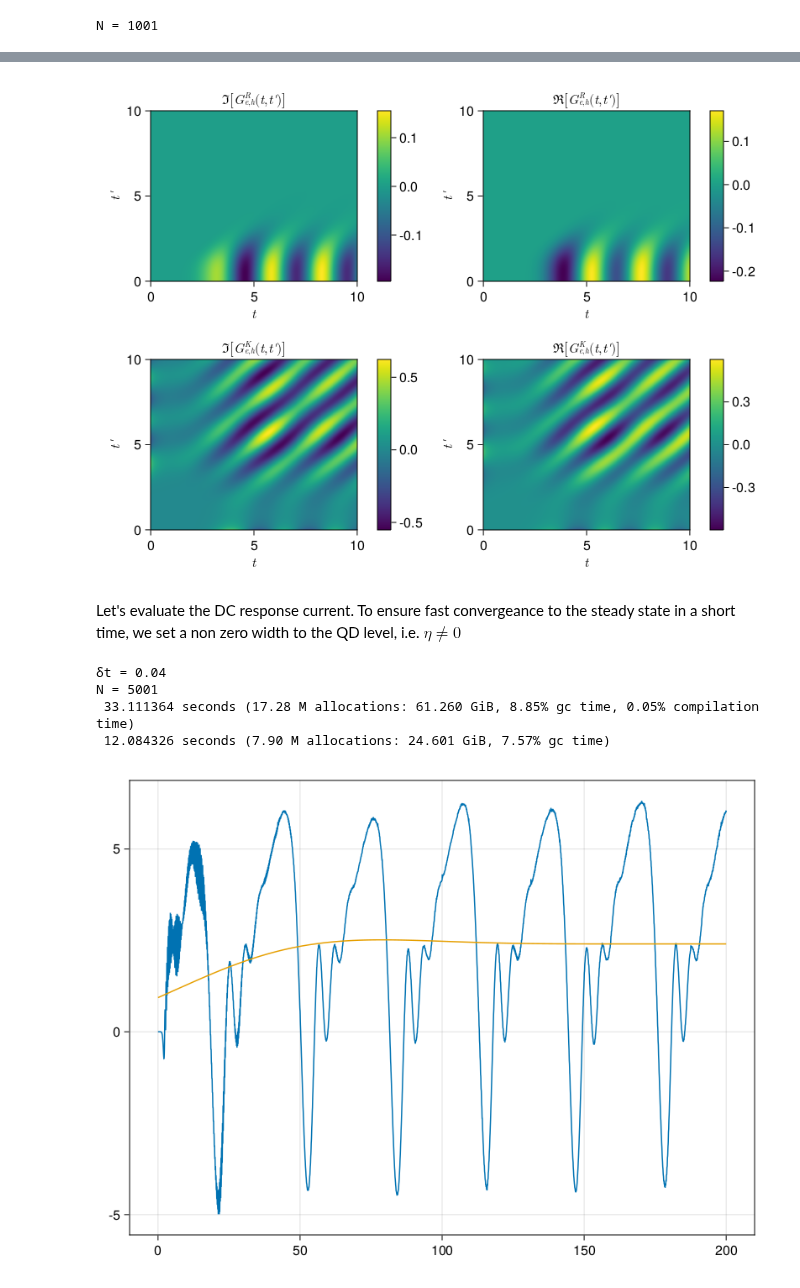
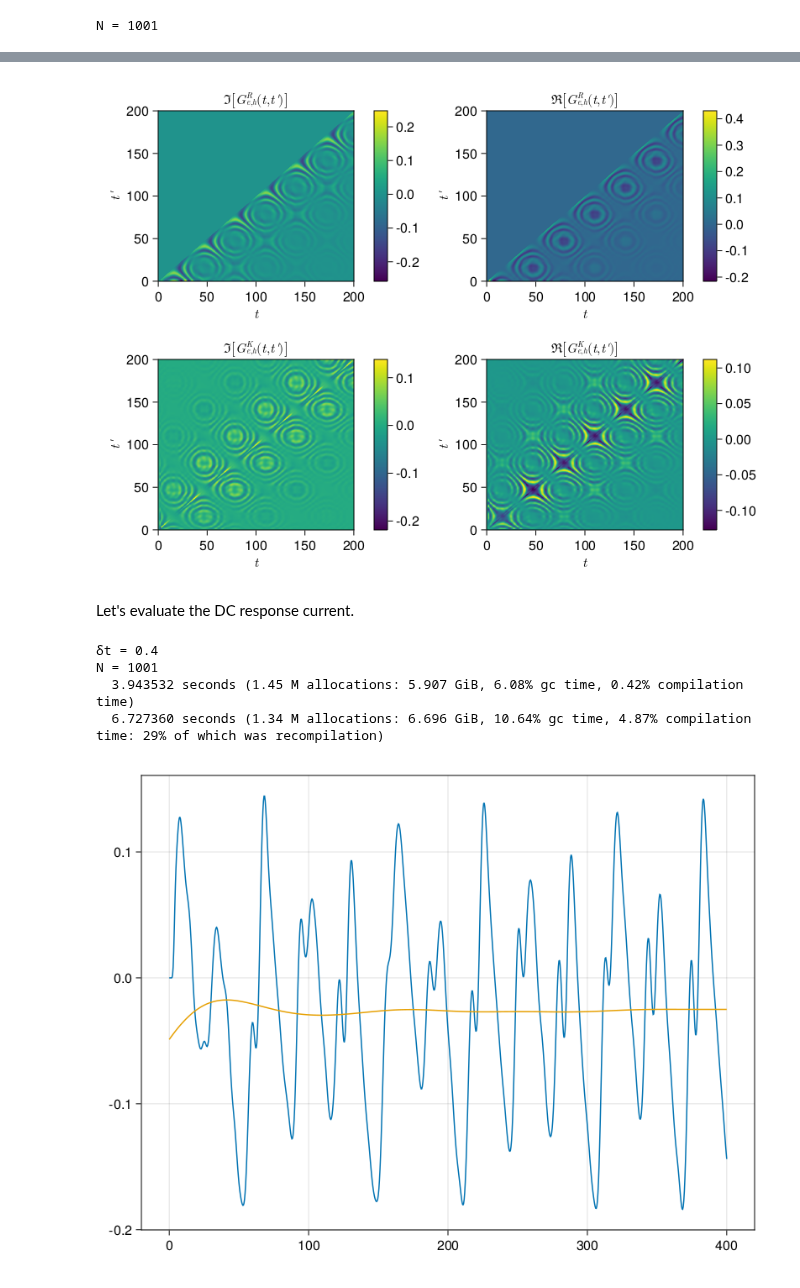
Before and after one commit to BaptisteLamic/NonEquilibriumGreenFunction.jl, a Jupyter notebook: examples/SQDS_junction.ipynb, the cells around one changed output, grey strips where cells are left out. Drawn from its saved outputs; the diff is of its cells as text; code cells hidden in the pictures.

```diff
--- a/examples/SQDS_junction.ipynb
+++ b/examples/SQDS_junction.ipynb
@@ -217,7 +214,9 @@ end
 # %% [output]
 Main.Junction
 # %%
-p = Junction.Parameters(δt=0.01, T=10, ϕl=t -> 0, ϕr=t -> pi, Δ = 1, Γl=1, Γr=1, β=1000,η = 0.01);
+V = 0.2
+Γ = 5
+p = Junction.Parameters(δt=0.2, T=200, ϕl=t -> 0,  ϕr=t -> V*t, Δ = 1, Γl=Γ, Γr=Γ, β=100,η = 0);
 println("N = $(Junction.axis(p)|> length)")
 results = Junction.simulate_junction(p)
 Junction.compute_average_current(results);
@@ -292,26 +291,27 @@ if length(Junction.axis(p)) < 2001
     plot_results_maps_electron(results)
 end
 # %% [output]
-[figure, old version]
+[figure, new version]
-# %% [markdown]
-Let's evaluate the DC response current. To ensure fast convergeance to the steady state in a short time, we set a non zero width to the QD level, i.e. $\eta \neq 0$
+# %% [markdown]
+Let's evaluate the DC response current.
 # %%
 V = 0.2
-Γ = 5
-δt = 0.04
+Γ = 0.5
+δt = 0.4
 @show δt
-p = Junction.Parameters(δt=δt, T = 200, ϕl=t -> 0, ϕr=t -> V*t, Δ = 1, Γl=Γ, Γr=0.7*Γ, β=1000,η = 1/10 );
+p = Junction.Parameters(δt=δt, T = 400, ϕl=t -> 0, ϕr=t -> V*t, Δ = 1, Γl=Γ, Γr=Γ, β=100,η = 0 );
 println("N = $(Junction.axis(p)|> length)")
 @time results = Junction.simulate_junction(p)
 @time Idc = Junction.compute_average_current(results)
 using DSP
+#We extract the low frequency component.
 zpk = digitalfilter(Lowpass(0.05/2pi,fs = 1/p.δt), Butterworth(5))
 f = lines(Junction.axis(p), real.(Idc))
 lines!(Junction.axis(p), filtfilt(zpk,real.(Idc)))
 f
 # %% [output]
-δt = 0.04
-N = 5001
- 33.111364 seconds (17.28 M allocations: 61.260 GiB, 8.85% gc time, 0.05% compilation time)
- 12.084326 seconds (7.90 M allocations: 24.601 GiB, 7.57% gc time)
+δt = 0.4
+N = 1001
+  3.943532 seconds (1.45 M allocations: 5.907 GiB, 6.08% gc time, 0.42% compilation time)
+  6.727360 seconds (1.34 M allocations: 6.696 GiB, 10.64% gc time, 4.87% compilation time: 29% of which was recompilation)
-[figure, old version]
+[figure, new version]
```
Also changed, not shown: parts of 13 cells of this notebook.
